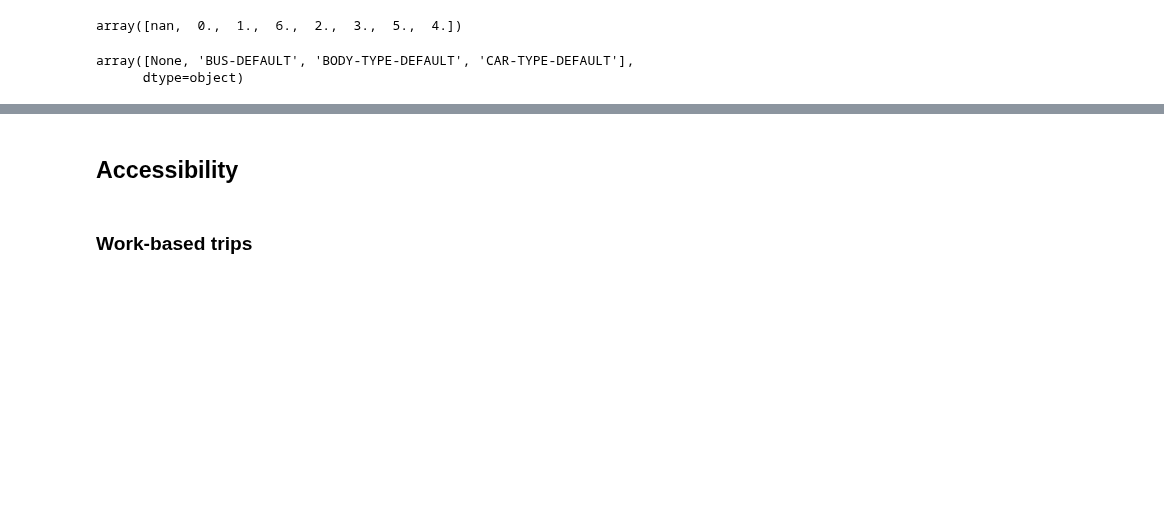
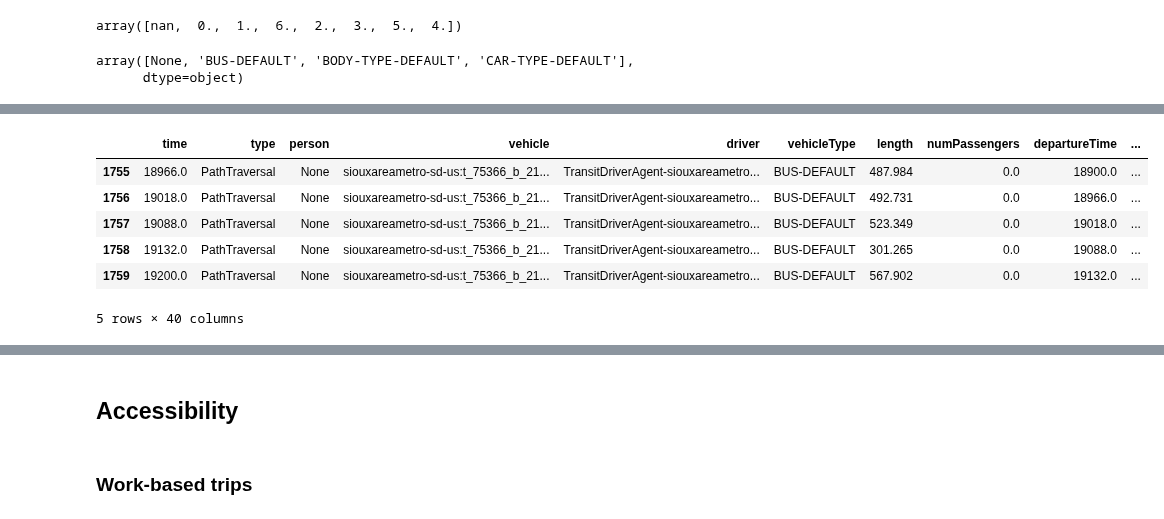
Before and after one commit to bistro-its-berkeley/BISTRO-Starter-Kit, a Jupyter notebook: utilities/Visualization_outputs.ipynb, the cells around one changed output, grey strips where cells are left out. Drawn from its saved outputs; the diff is of its cells as text; code cells hidden in the pictures; blank space fills up the shorter version.

```diff
--- a/utilities/Visualization_outputs.ipynb
+++ b/utilities/Visualization_outputs.ipynb
@@ -240,0 +251,10 @@ enters_veh_events
+# %%
+bus_events.head()
+# %% [output]
+|  | time | type | person | vehicle | driver | vehicleType | length | numPassengers | departureTime | ... |
+| 1755 | 18966.0 | PathTraversal | None | siouxareametro-sd-us:t_75366_b_21... | TransitDriverAgent-siouxareametro... | BUS-DEFAULT | 487.984 | 0.0 | 18900.0 | ... |
+| 1756 | 19018.0 | PathTraversal | None | siouxareametro-sd-us:t_75366_b_21... | TransitDriverAgent-siouxareametro... | BUS-DEFAULT | 492.731 | 0.0 | 18966.0 | ... |
+| 1757 | 19088.0 | PathTraversal | None | siouxareametro-sd-us:t_75366_b_21... | TransitDriverAgent-siouxareametro... | BUS-DEFAULT | 523.349 | 0.0 | 19018.0 | ... |
+| 1758 | 19132.0 | PathTraversal | None | siouxareametro-sd-us:t_75366_b_21... | TransitDriverAgent-siouxareametro... | BUS-DEFAULT | 301.265 | 0.0 | 19088.0 | ... |
+| 1759 | 19200.0 | PathTraversal | None | siouxareametro-sd-us:t_75366_b_21... | TransitDriverAgent-siouxareametro... | BUS-DEFAULT | 567.902 | 0.0 | 19132.0 | ... |
+5 rows × 40 columns
```
Also changed, not shown: parts of 17 cells of this notebook.
